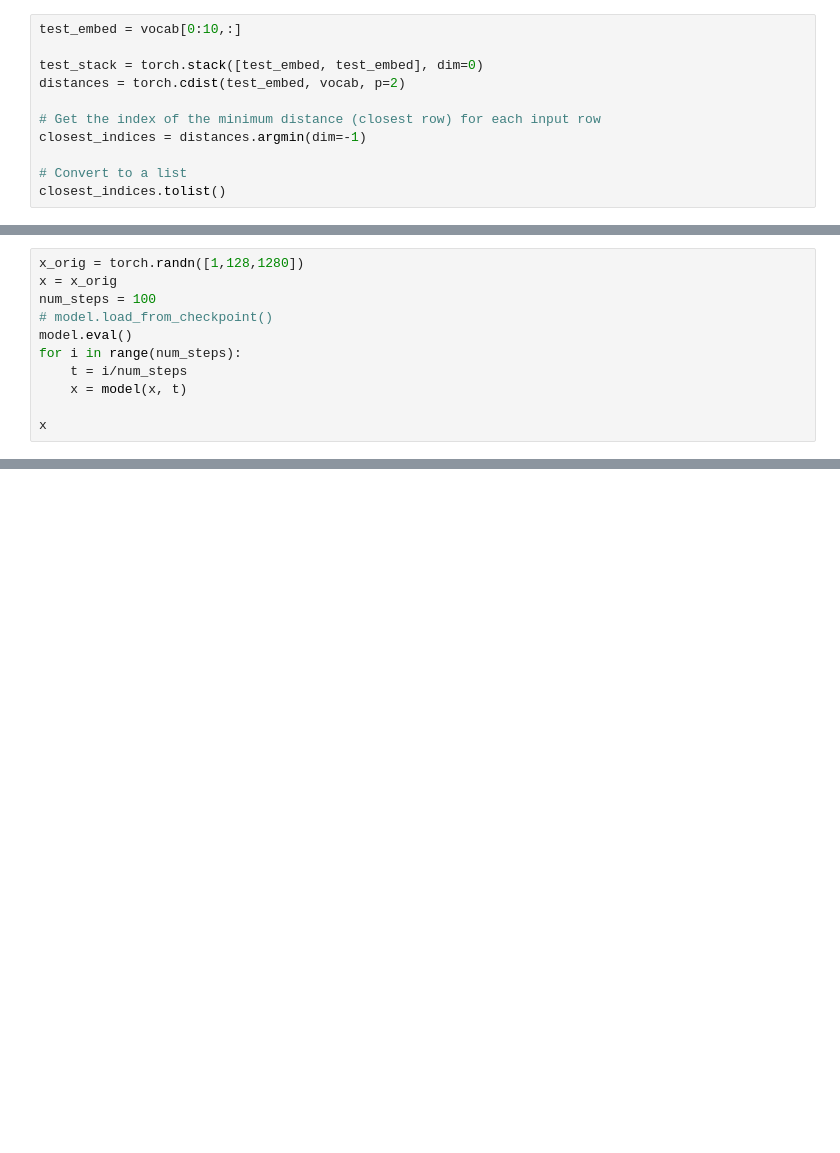
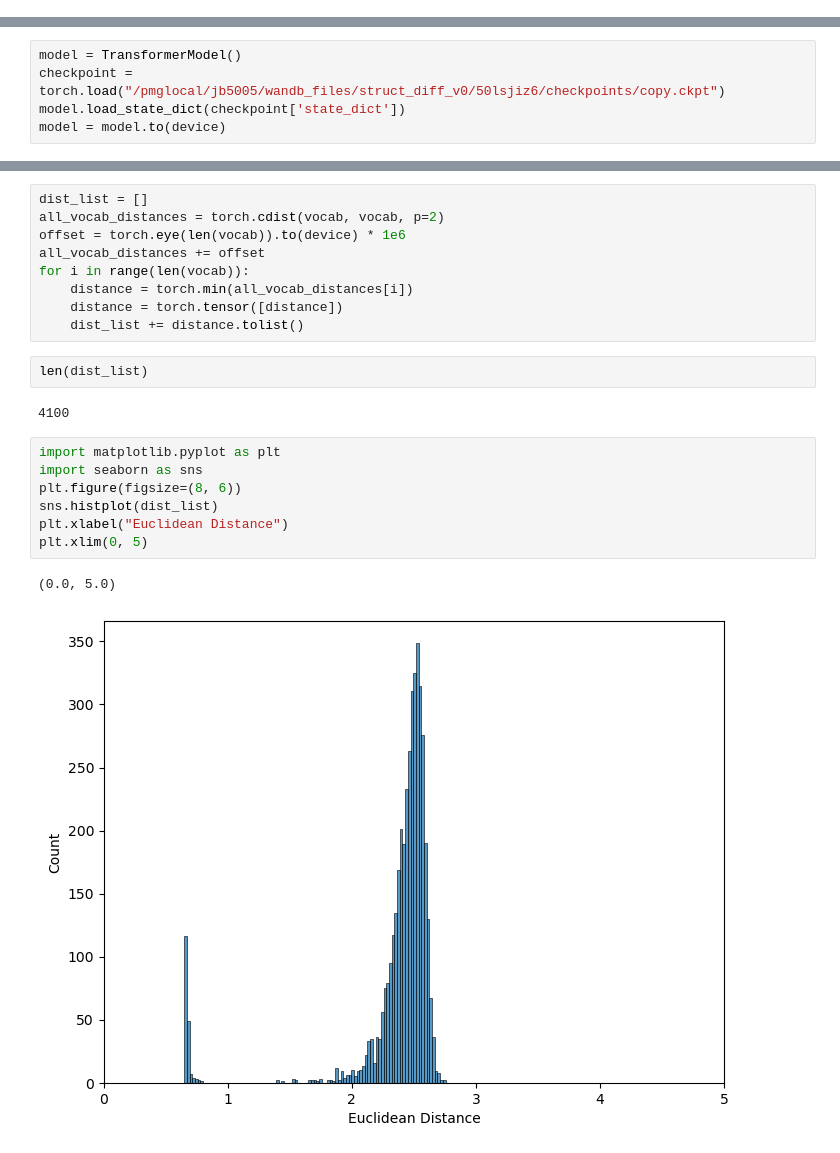
Before and after one commit to John-D-Boom/struct_diff, a Jupyter notebook: notebooks/testing_reverse_process.ipynb, the cells around one changed output, grey strips where cells are left out. Drawn from its saved outputs; the diff is of its cells as text; blank space fills up the shorter version.

```diff
--- a/notebooks/testing_reverse_process.ipynb
+++ b/notebooks/testing_reverse_process.ipynb
@@ -52,11 +24,0 @@ tensor([[-4.6240e-01,  1.2386e+00,  3.2930e-01,  ..., -2.1146e-01,
-# %%
-test_embed = vocab[0:10,:]
-
-test_stack = torch.stack([test_embed, test_embed], dim=0)
-distances = torch.cdist(test_embed, vocab, p=2)
-
-# Get the index of the minimum distance (closest row) for each input row
-closest_indices = distances.argmin(dim=-1)
-
-# Convert to a list
-closest_indices.tolist()
@@ -93,11 +71,0 @@ tensor([[[False, False, False,  ..., False, False, False],
-# %%
-x_orig = torch.randn([1,128,1280])
-x = x_orig
-num_steps = 100
-# model.load_from_checkpoint()
-model.eval()
-for i in range(num_steps):
-    t = i/num_steps
-    x = model(x, t)
-
-x
@@ -131,0 +72,5 @@ KeyboardInterrupt:
+# %%
+model = TransformerModel()
+checkpoint = torch.load("/pmglocal/jb5005/wandb_files/struct_diff_v0/50lsjiz6/checkpoints/copy.ckpt")
+model.load_state_dict(checkpoint['state_dict'])
+model = model.to(device)
@@ -131,0 +247,23 @@ KeyboardInterrupt:
+# %%
+dist_list = []
+all_vocab_distances = torch.cdist(vocab, vocab, p=2)
+offset = torch.eye(len(vocab)).to(device) * 1e6
+all_vocab_distances += offset
+for i in range(len(vocab)):
+    distance = torch.min(all_vocab_distances[i])
+    distance = torch.tensor([distance])
+    dist_list += distance.tolist()
+# %%
+len(dist_list)
+# %% [output]
+4100
+# %%
+import matplotlib.pyplot as plt
+import seaborn as sns
+plt.figure(figsize=(8, 6))
+sns.histplot(dist_list)
+plt.xlabel("Euclidean Distance")
+plt.xlim(0, 5)
+# %% [output]
+(0.0, 5.0)
+[figure, added]
```
Also changed, not shown: parts of 28 cells of this notebook, 6 other files.
